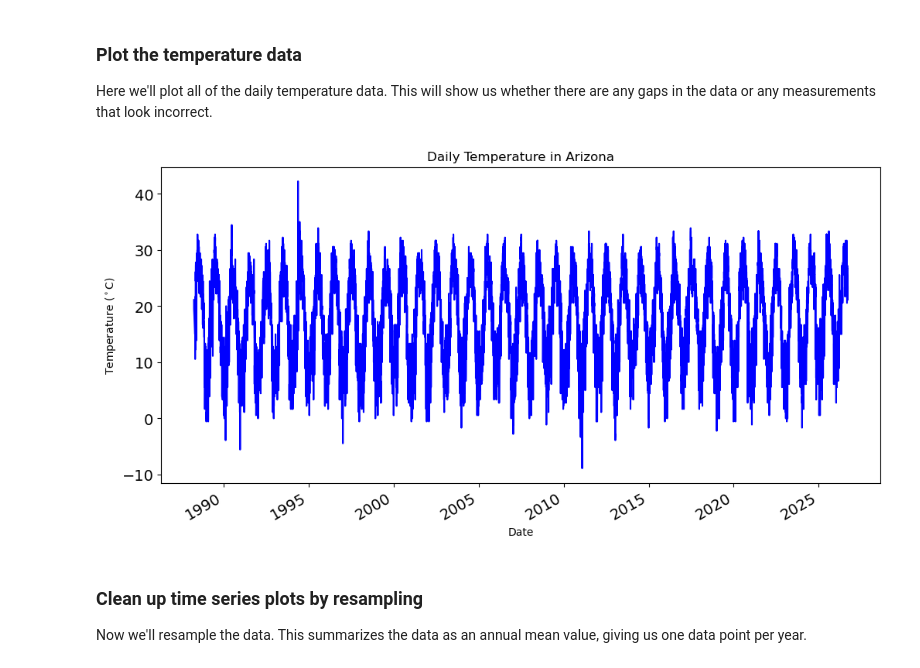
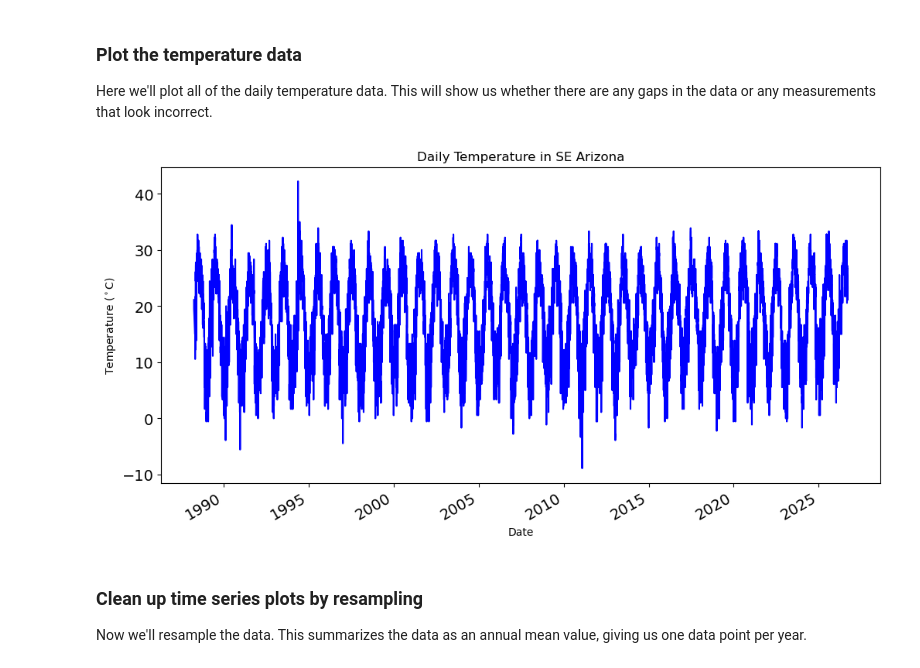
Before and after one commit to lauren-thomas2/climate-change, a Jupyter notebook: climate-change.ipynb, the cells around one changed output. Cells and saved outputs as stored; diff of their text form; code cells hidden in the pictures.

```diff
--- a/climate-change.ipynb
+++ b/climate-change.ipynb
@@ -123,20 +116,20 @@ Here we'll plot all of the daily temperature data. This will show us whether the
 # %%
 ### plot without the legend
 no_legend = temp_units_df.plot(
     y = 'temp_c',
-    title = 'Daily Temperature in Arizona',
+    title = 'Daily Temperature in SE Arizona',
     xlabel = 'Date',
     ylabel = 'Temperature ($^\circ$C)',
     ### increase fig size
     figsize = (12, 6),
     ### increase font size
     fontsize = 14,
     ### change color
     color = 'blue')
 
 no_legend.legend().remove()
 # %% [output]
-[figure, old version]
+[figure, new version]
 # %% [markdown]
 ### Clean up time series plots by resampling
 
```
Also changed, not shown: parts of 8 cells of this notebook, 3 other files.
